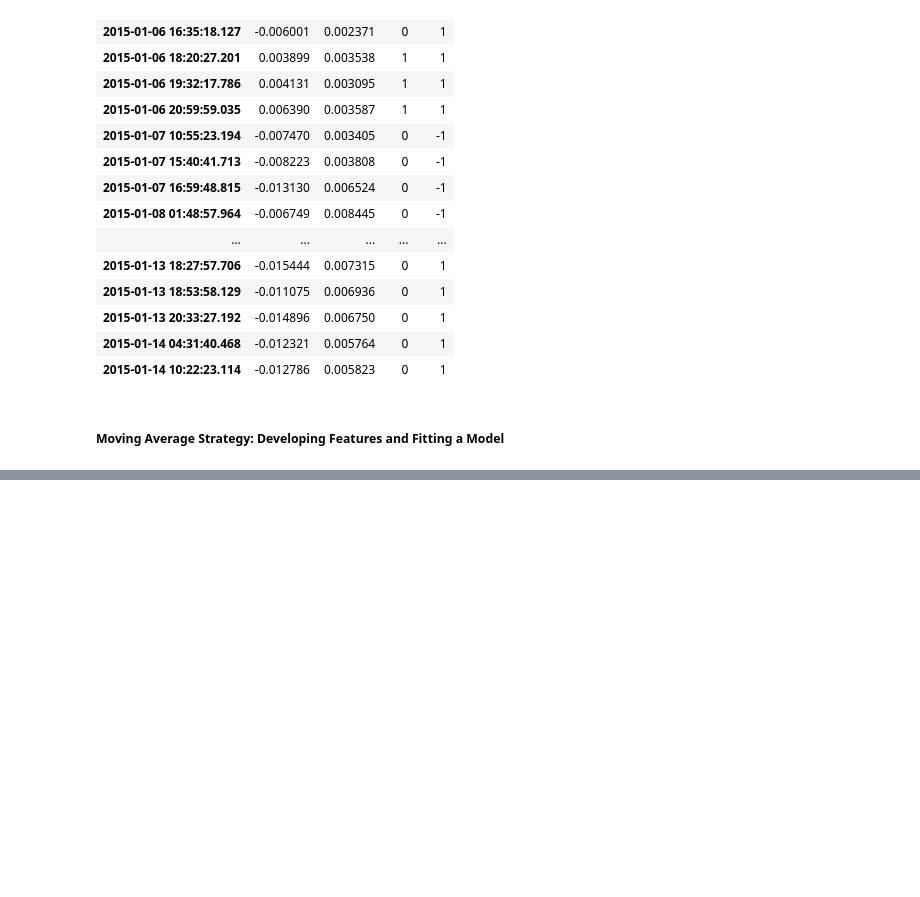
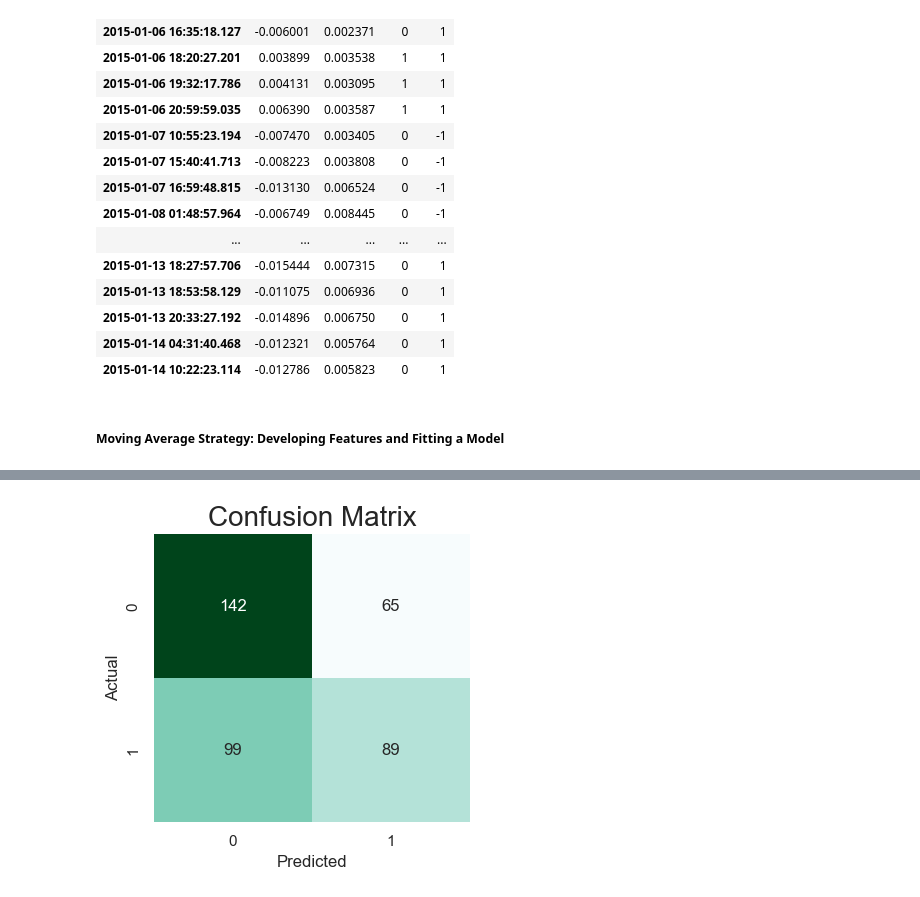
Before and after one commit to RazDwa1923/MFIN_Course, a Jupyter notebook: HW 2/HW 2 Notebook_v1.ipynb, the cells around one changed output, grey strips where cells are left out. Saved outputs shown, nothing was run; the diff lists cells and outputs as text; code cells hidden in the pictures; blank space fills up the shorter version.

```diff
--- a/HW 2/HW 2 Notebook_v1.ipynb
+++ b/HW 2/HW 2 Notebook_v1.ipynb
@@ -443,0 +602,12 @@ data.head(25)
+# %%
+# splitting the data into training and testing datasets using a 70/30 split
+X_train, X_test, y_train, y_test = train_test_split(X, y, test_size=0.3, random_state=42)
+
+# instantiating the model
+model = RandomForestClassifier(n_estimators=100, random_state=42)
+
+# fitting the model on the training dataset
+model.fit(X_train, y_train)
+
+# making predictions on the testing dataset
+y_pred = model.predict(X_test)
@@ -443,0 +633,15 @@ data.head(25)
+# %%
+# creating a confusion matrix
+confusion_matrix = pd.crosstab(y_test, y_pred, rownames=['Actual'], colnames=['Predicted'])
+
+# plotting the confusion matrix
+plt.figure(figsize=(4, 4))
+sns.heatmap(confusion_matrix, annot=True, fmt='d', cmap='BuGn', cbar=False)
+plt.title('Confusion Matrix', fontsize=20)
+plt.tight_layout()
+plt.show()
+
+# closing the plot
+plt.close()
+# %% [output]
+[figure, added]
```
Also changed, not shown: parts of 13 cells of this notebook.
